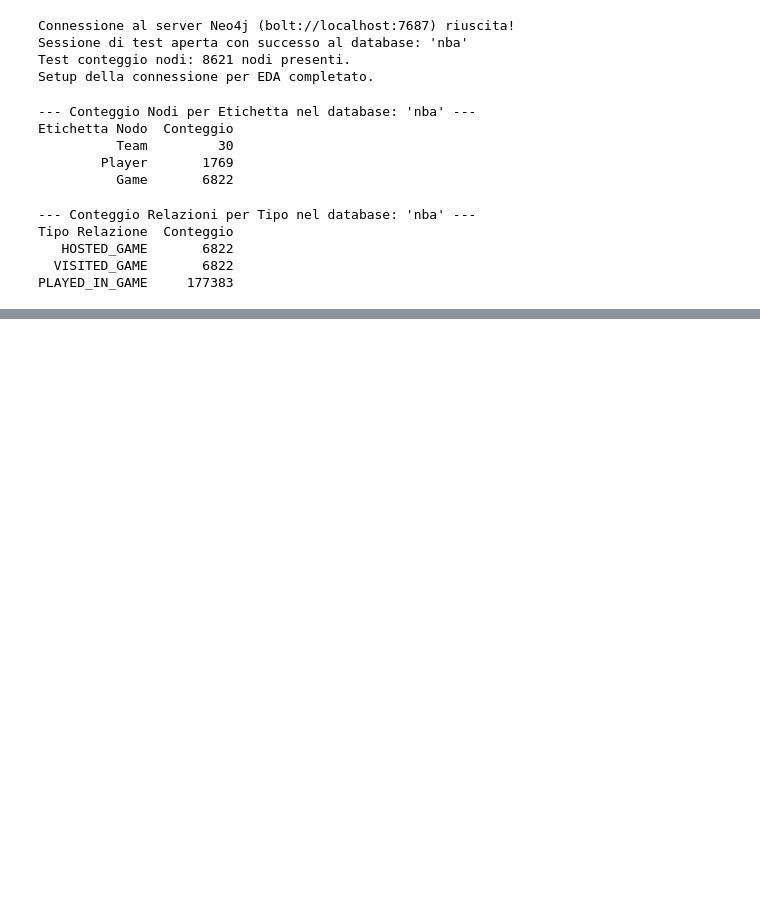
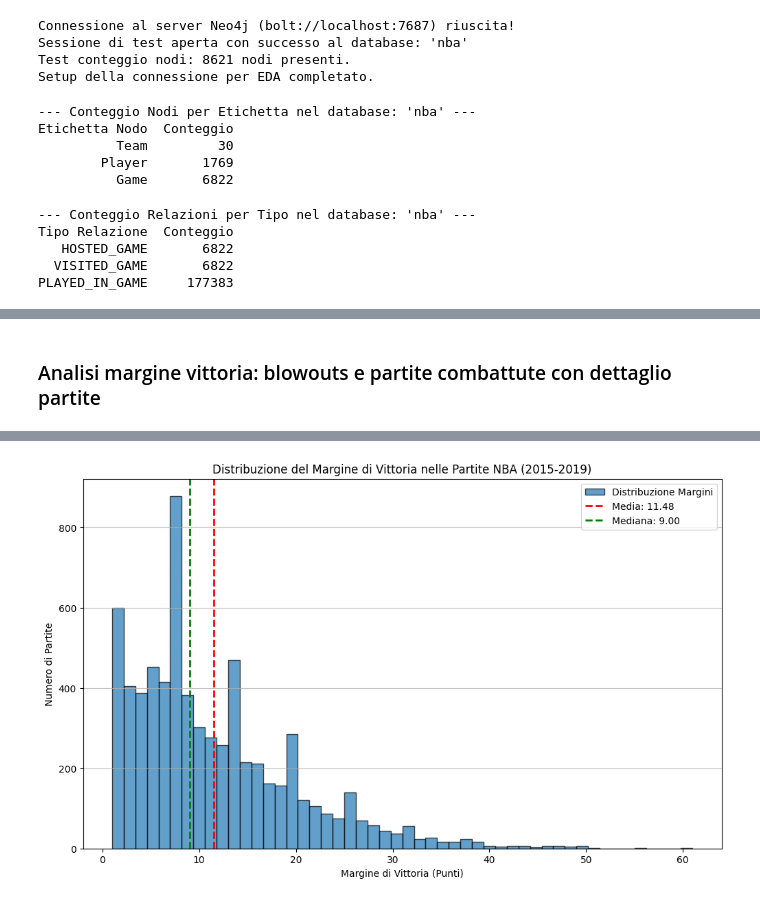
Before and after one commit to Manillin/GraphAnalytics, a Jupyter notebook: nba_dataset.ipynb, the cells around one changed output, grey strips where cells are left out. Drawn from its saved outputs; the diff is of its cells as text; code cells hidden in the pictures; blank space fills up the shorter version.

Commit message:
push data

```diff
--- a/nba_dataset.ipynb
+++ b/nba_dataset.ipynb
@@ -680,0 +646,70 @@ Top 5 Partite per Numero di Connessioni:
+# %% [markdown]
+
+### Analisi margine vittoria: blowouts e partite combattute con dettaglio partite
+# %%
+print(f"--- Analisi del Margine di Vittoria nel database: '{db_name}' ---")
+
+try:
+    with driver.session(database=db_name) as session:
+
+        # --- Calcolo del Margine di Vittoria per tutte le partite ---
+        margin_query = """
+        MATCH (g:Game)
+        OPTIONAL MATCH (homeTeam:Team)-[:HOSTED_GAME]->(g)
+        OPTIONAL MATCH (visitorTeam:Team)-[:VISITED_GAME]->(g)
+        RETURN g.gameId AS gameId,
+               g.date AS gameDate,
+               homeTeam.nickname AS homeTeamName,
+               visitorTeam.nickname AS visitorTeamName,
+               g.ptsHome AS pointsHome,
+               g.ptsAway AS pointsAway,
+               abs(g.ptsHome - g.ptsAway) AS marginOfVictory
+        """
+        results_margins = session.run(margin_query)
+        all_games_margins = [dict(record) for record in results_margins] # Converte in lista di dizionari
+
+        if not all_games_margins:
+            print("Nessun dato sulle partite trovato per calcolare i margini di vittoria.")
+        else:
+            df_margins = pd.DataFrame(all_games_margins)
+
+            # --- Partite con il Maggior Scarto (Blowout) ---
+            print("\n--- Partite con il Maggior Scarto (Top 5 Blowouts) ---")
+            df_blowouts = df_margins.sort_values(by='marginOfVictory', ascending=False).head(5)
+            print(df_blowouts[['gameDate', 'homeTeamName', 'visitorTeamName', 'pointsHome', 'pointsAway', 'marginOfVictory']].to_string(index=False))
+
+            # --- Partite Più Combattute (Margine <= 1 punto) ---
+            print("\n--- Partite Più Combattute (Margine <= 1 punto) ---")
+            df_close_games = df_margins[df_margins['marginOfVictory'] <= 1].sort_values(by='gameDate')
+            print(f"Numero totale di partite con margine <= 1 punto: {len(df_close_games)}")
+            if not df_close_games.empty:
+                print("\nEsempi di Partite Molto Combattute (prime 5 per data):")
+                print(df_close_games[['gameDate', 'homeTeamName', 'visitorTeamName', 'pointsHome', 'pointsAway', 'marginOfVictory']].head(5).to_string(index=False))
+
+            # ---  Margine di Vittoria Medio e Confronto Grafico ---
+            if not df_margins.empty and 'marginOfVictory' in df_margins.columns:
+                mean_margin = df_margins['marginOfVictory'].mean()
+                median_margin = df_margins['marginOfVictory'].median()
+
+                print(f"\n--- Statistiche del Margine di Vittoria (2015-2019) ---")
+                print(f"Margine di Vittoria Medio: {mean_margin:.2f} punti")
+                print(f"Margine di Vittoria Mediano: {median_margin:.2f} punti")
+                print(df_margins['marginOfVictory'].describe().to_string())
+
+                # Grafico: Istogramma della distribuzione del margine di vittoria con media e mediana
+                plt.figure(figsize=(12, 7))
+                plt.hist(df_margins['marginOfVictory'], bins=50, edgecolor='black', alpha=0.7, label='Distribuzione Margini')
+                plt.axvline(mean_margin, color='red', linestyle='dashed', linewidth=2, label=f'Media: {mean_margin:.2f}')
+                plt.axvline(median_margin, color='green', linestyle='dashed', linewidth=2, label=f'Mediana: {median_margin:.2f}')
+                plt.title('Distribuzione del Margine di Vittoria nelle Partite NBA (2015-2019)')
+                plt.xlabel('Margine di Vittoria (Punti)')
+                plt.ylabel('Numero di Partite')
+                plt.legend()
+                plt.grid(axis='y', alpha=0.75)
+                plt.show()
+            else:
+                print("Impossibile calcolare le statistiche del margine di vittoria (DataFrame vuoto o colonna mancante).")
+
+except Exception as e:
+    print(f"Si è verificato un errore durante l'analisi del margine di vittoria: {e}")
+# %% [output]
@@ -680,0 +733 @@ Top 5 Partite per Numero di Connessioni:
+[figure, added]
```
Also changed, not shown: parts of 54 cells of this notebook, 16 other files.
